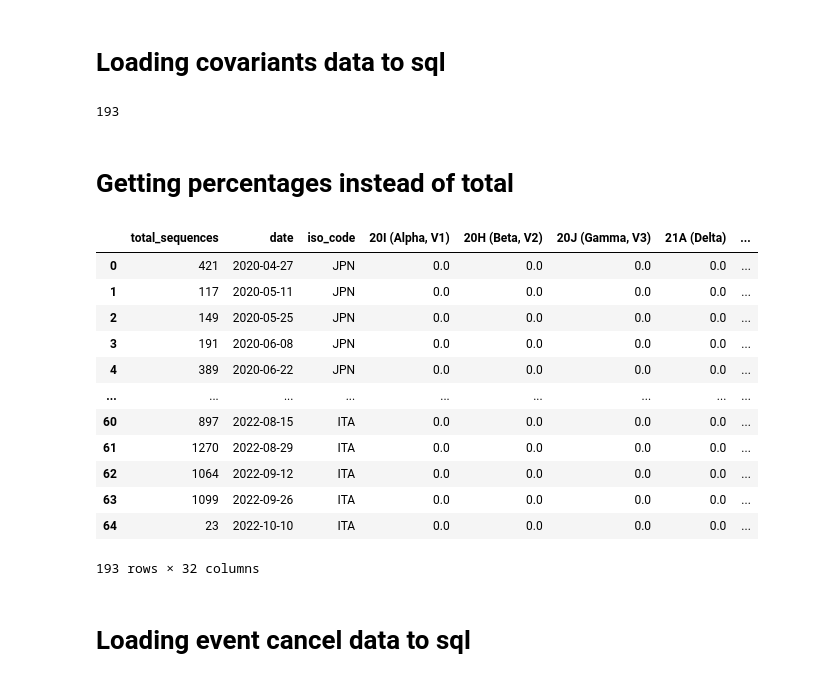
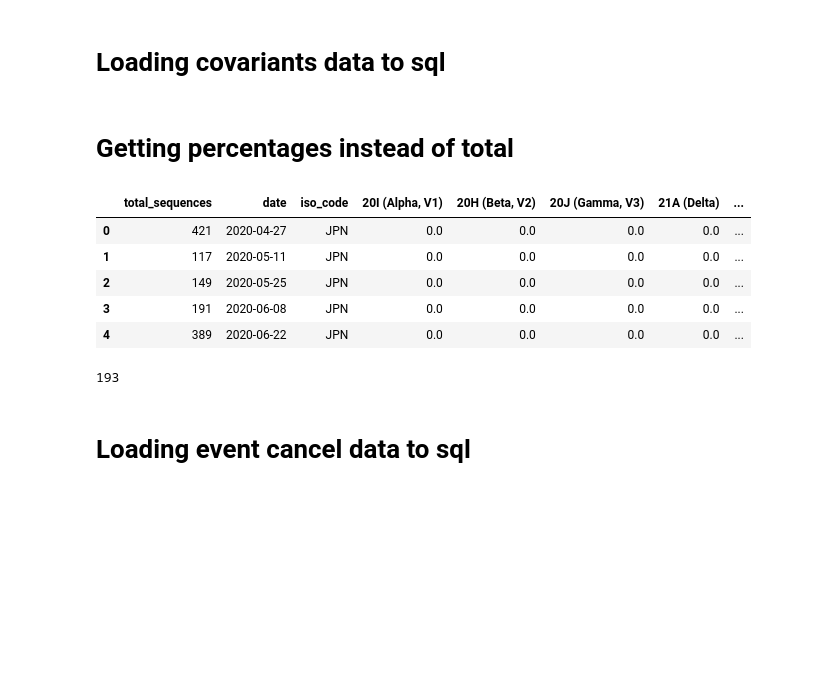
Before and after one commit to KasperGoes/Data-Science-dashboard, a Jupyter notebook: docker/dashboard/Data prep.ipynb, the cells around one changed output. Cells and saved outputs as stored; diff of their text form; code cells hidden in the pictures; blank space fills up the shorter version.

```diff
--- a/docker/dashboard/Data prep.ipynb
+++ b/docker/dashboard/Data prep.ipynb
@@ -114,43 +114,36 @@ for i in range(len(covarRaw.index)):
 
 covarRaw = None
 covar = pd.concat(dfs)
-# %%
-db_conn.execute("DROP TABLE IF EXISTS covar CASCADE;")
-covar.to_sql("covar", db_conn, if_exists='replace')
-# %% [output]
-193
 # %% [markdown]
 # Getting percentages instead of total
 # %%
 cols = list(covar)
 #put the date and iso column to the front of the list
 cols.insert(1, cols.pop(cols.index('date')))
 cols.insert(2, cols.pop(cols.index('iso_code')))
 
 covar = covar.loc[:, cols]
 
 #create a column with the unclassified varients
-covar['ramaining_variants']= covar['total_sequences'] - covar.iloc[:,3:].sum(axis=1)
+covar['other/unknown_variants']= covar['total_sequences'] - covar.iloc[:,3:].sum(axis=1)
 
 #instead of absulute valies we calculte
 columns_to_divide_by = covar.columns.values[3:]
 covar.iloc[:,3:] = covar[columns_to_divide_by].div(covar.total_sequences, axis=0)
 
-covar
+covar.head()
 # %% [output]
 |  | total_sequences | date | iso_code | 20I (Alpha, V1) | 20H (Beta, V2) | 20J (Gamma, V3) | 21A (Delta) | ... |
 | 0 | 421 | 2020-04-27 | JPN | 0.0 | 0.0 | 0.0 | 0.0 | ... |
 | 1 | 117 | 2020-05-11 | JPN | 0.0 | 0.0 | 0.0 | 0.0 | ... |
 | 2 | 149 | 2020-05-25 | JPN | 0.0 | 0.0 | 0.0 | 0.0 | ... |
 | 3 | 191 | 2020-06-08 | JPN | 0.0 | 0.0 | 0.0 | 0.0 | ... |
 | 4 | 389 | 2020-06-22 | JPN | 0.0 | 0.0 | 0.0 | 0.0 | ... |
-| ... | ... | ... | ... | ... | ... | ... | ... | ... |
-| 60 | 897 | 2022-08-15 | ITA | 0.0 | 0.0 | 0.0 | 0.0 | ... |
-| 61 | 1270 | 2022-08-29 | ITA | 0.0 | 0.0 | 0.0 | 0.0 | ... |
-| 62 | 1064 | 2022-09-12 | ITA | 0.0 | 0.0 | 0.0 | 0.0 | ... |
-| 63 | 1099 | 2022-09-26 | ITA | 0.0 | 0.0 | 0.0 | 0.0 | ... |
-| 64 | 23 | 2022-10-10 | ITA | 0.0 | 0.0 | 0.0 | 0.0 | ... |
-193 rows × 32 columns
+# %%
+db_conn.execute("DROP TABLE IF EXISTS covar CASCADE;")
+covar.to_sql("covar", db_conn, if_exists='replace')
+# %% [output]
+193
 # %% [markdown]
 # Loading event cancel data to sql
 # %%
```
Also changed, not shown: parts of 18 cells of this notebook.
